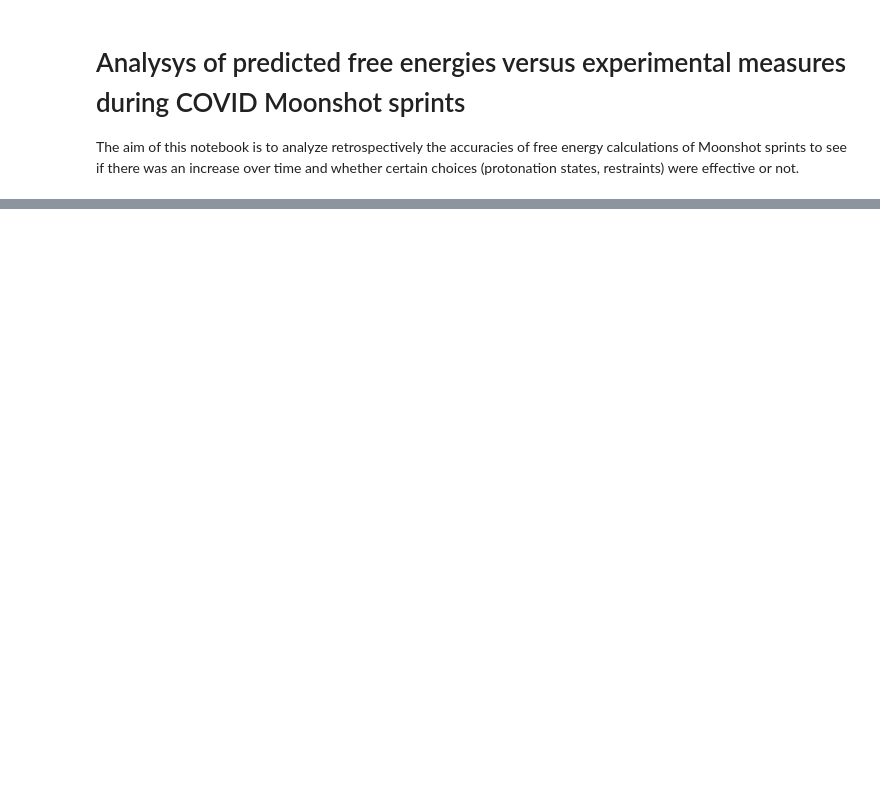
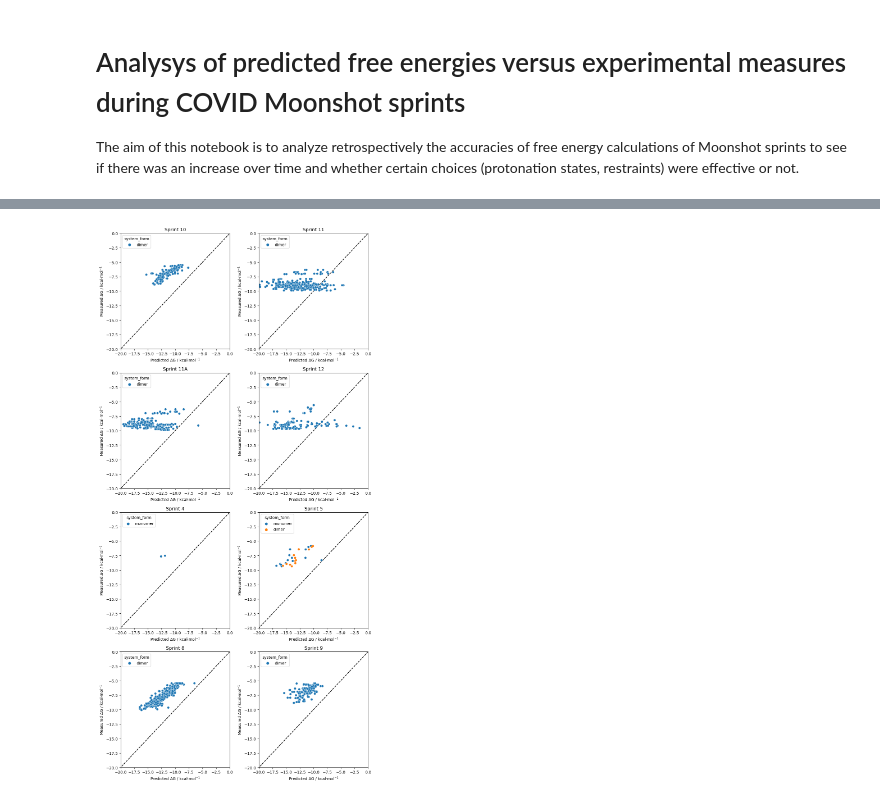
Before and after one commit to asapdiscovery/asapdiscovery, a Jupyter notebook: notebook/moonshot_pred_vs_measured_DG.ipynb, the cells around one changed output, grey strips where cells are left out. Saved outputs shown, nothing was run; the diff lists cells and outputs as text; code cells hidden in the pictures; blank space fills up the shorter version.

```diff
--- a/notebook/moonshot_pred_vs_measured_DG.ipynb
+++ b/notebook/moonshot_pred_vs_measured_DG.ipynb
@@ -161,5 +206,5 @@ plot_scatter(all_sprints_df, split_on="restrain_form")
 # %%
-"""
-Can do some statistical analysis or find out if there are any relationships between chemical structures and performance
-of certain sprints. Especially sprint 11 seems quite poor - how is that happening?
-"""
+# plot all sprints separately while splitting by restraint form
+plot_scatter(all_sprints_df, split_on="system_form")
+# %% [output]
+[figure, added]
```
Also changed, not shown: parts of 6 cells of this notebook.
